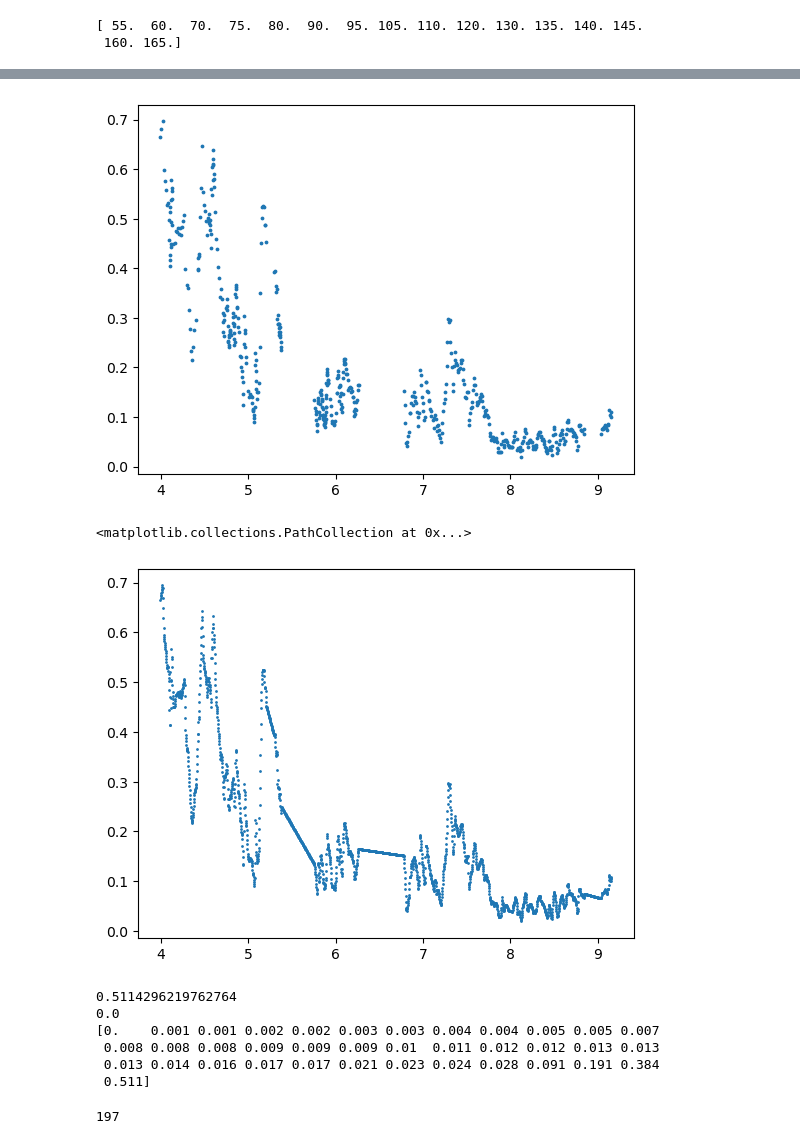
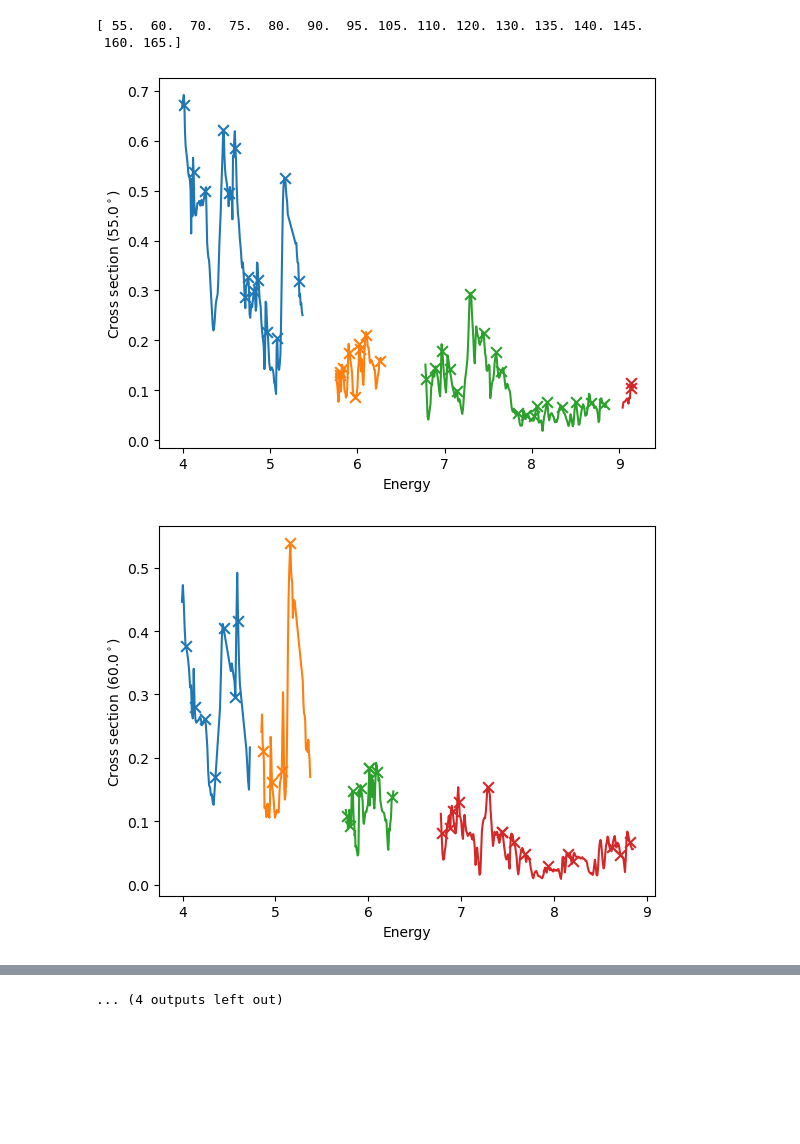
Before and after one commit to peytaguo/automated-resonance-analysis, a Jupyter notebook: analysis.ipynb, the cells around one changed output, grey strips where cells are left out. Drawn from its saved outputs; the diff is of its cells as text; code cells hidden in the pictures; blank space fills up the shorter version.

Commit message:
detect peaks using mexh cwt

```diff
--- a/analysis.ipynb
+++ b/analysis.ipynb
@@ -23,3 +20,7 @@ print( np.unique( rounded_theta_cm ) )
  160. 165.]
 # %%
 all_cs = functions.get_all_cs(rounded_theta_cm, ke_cm, sigma, dsigma)
+functions.visualise_all_peaks(all_cs)
+# %% [output]
+[figure, added]
+[figure, added]
@@ -26,44 +37 @@ all_cs = functions.get_all_cs(rounded_theta_cm, ke_cm, sigma, dsigma)
+... (4 outputs left out)
-# %%
-plt.scatter(all_cs["55.0"]["ke"], all_cs["55.0"]["sigma"], s=3)
-plt.show()
-# %% [output]
-[figure, removed]
-# %%
-# This is bad, it's interpolating the gaps too.
-# Only want to apply interpolation to the valid regions.
-
-ke_55 = all_cs["55.0"]["ke"]
-sigma_55 = all_cs["55.0"]["sigma"]
-
-ke_55_uniform = np.linspace(
-    ke_55.min(),
-    ke_55.max(),
-    2000
-)
-
-sigma_55_uniform = np.interp(
-    ke_55_uniform,
-    ke_55,
-    sigma_55
-)
-
-
-plt.scatter(ke_55_uniform, sigma_55_uniform, s=1)
-# %% [output]
-<matplotlib.collections.PathCollection at 0x...>
-[figure, removed]
-# %%
-print(np.max(np.diff(ke_55)))
-print(np.min(np.diff(ke_55)))
-print(np.unique(np.diff(np.round(ke_55, 3))))
-# %% [output]
-0.5114296219762764
-0.0
-[0.    0.001 0.001 0.002 0.002 0.003 0.003 0.004 0.004 0.005 0.005 0.007
- 0.008 0.008 0.008 0.009 0.009 0.009 0.01  0.011 0.012 0.012 0.013 0.013
- 0.013 0.014 0.016 0.017 0.017 0.021 0.023 0.024 0.028 0.091 0.191 0.384
- 0.511]
-# %%
-interp_55, ke_s, sigma_s = functions.get_interpolation(ke_55, sigma_55, gap_size = 0.1)
-# %% [output]
-197
```
Also changed, not shown: parts of 3 cells of this notebook, 2 other files.
